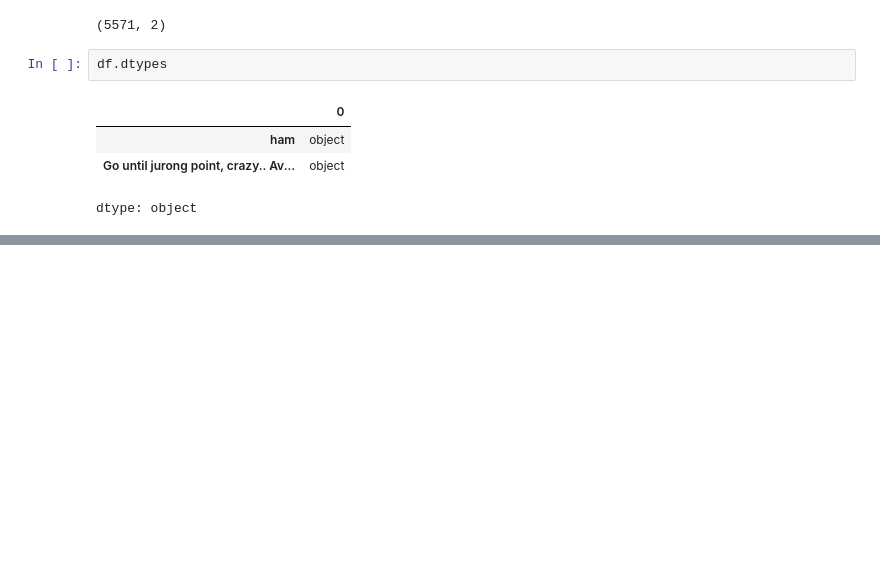
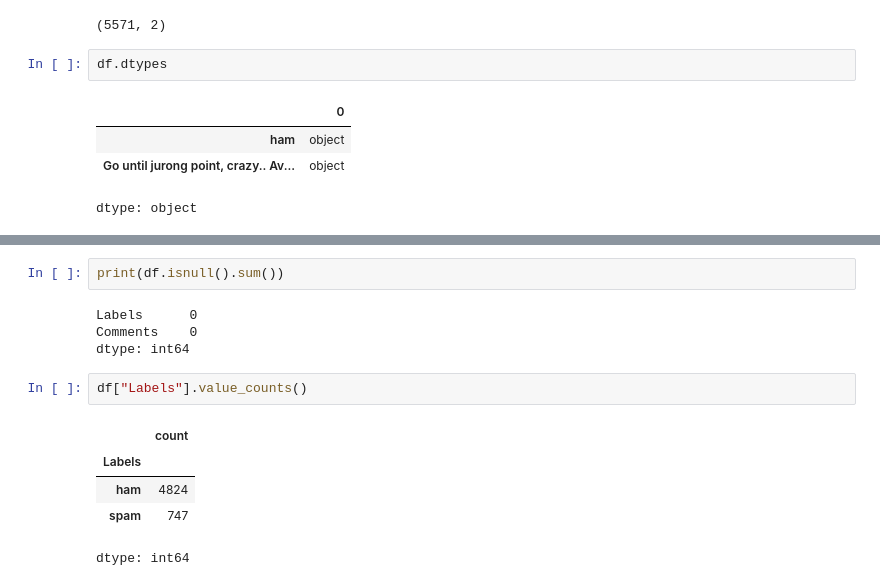
Before and after one commit to mrkhan0004/Datasets_ML, a Jupyter notebook: SMS_Text.ipynb, the cells around one changed output, grey strips where cells are left out. Cells and saved outputs as stored; diff of their text form; blank space fills up the shorter version.

```diff
--- a/SMS_Text.ipynb
+++ b/SMS_Text.ipynb
@@ -20,0 +35,14 @@ dtype: object
+# %%
+print(df.isnull().sum())
+# %% [output]
+Labels      0
+Comments    0
+dtype: int64
+# %%
+df["Labels"].value_counts()
+# %% [output]
+|  | count |
+| Labels |  |
+| ham | 4824 |
+| spam | 747 |
+dtype: int64
```
Also changed, not shown: parts of 11 cells of this notebook.
